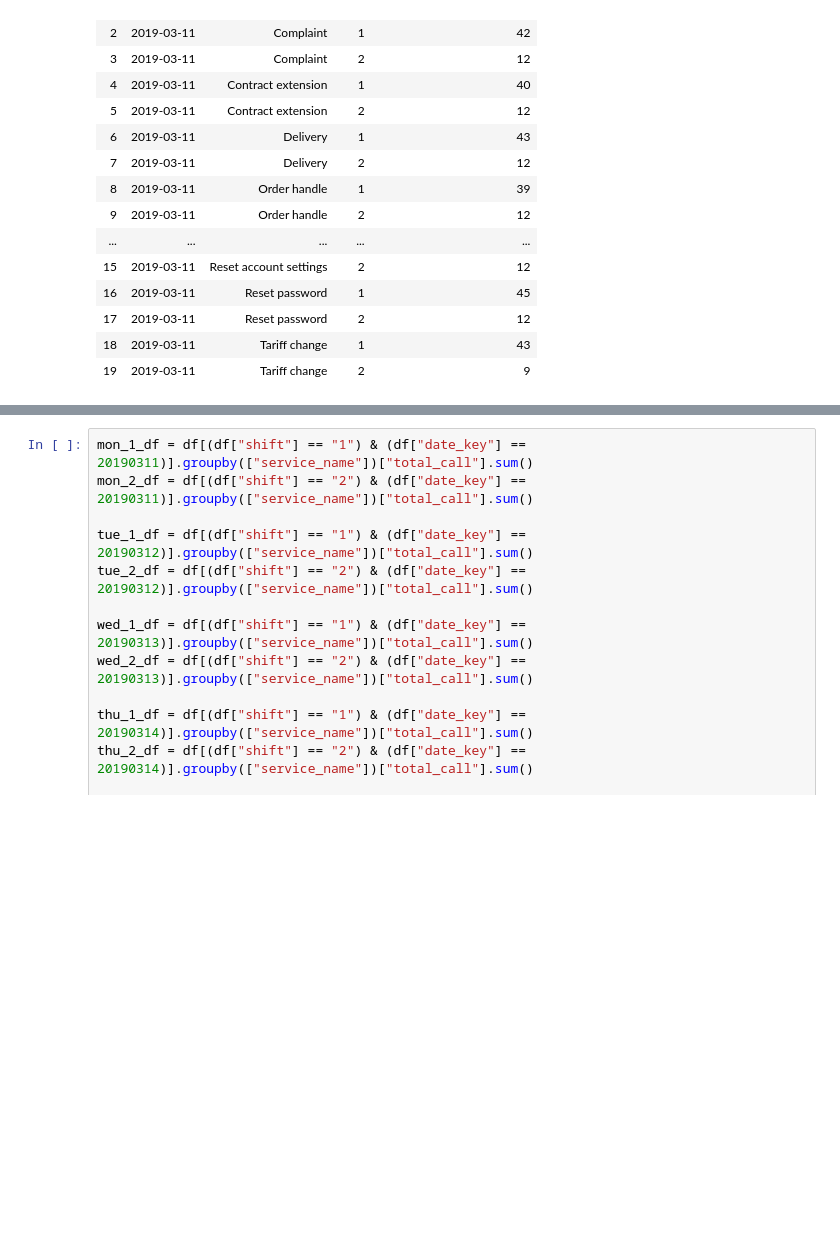
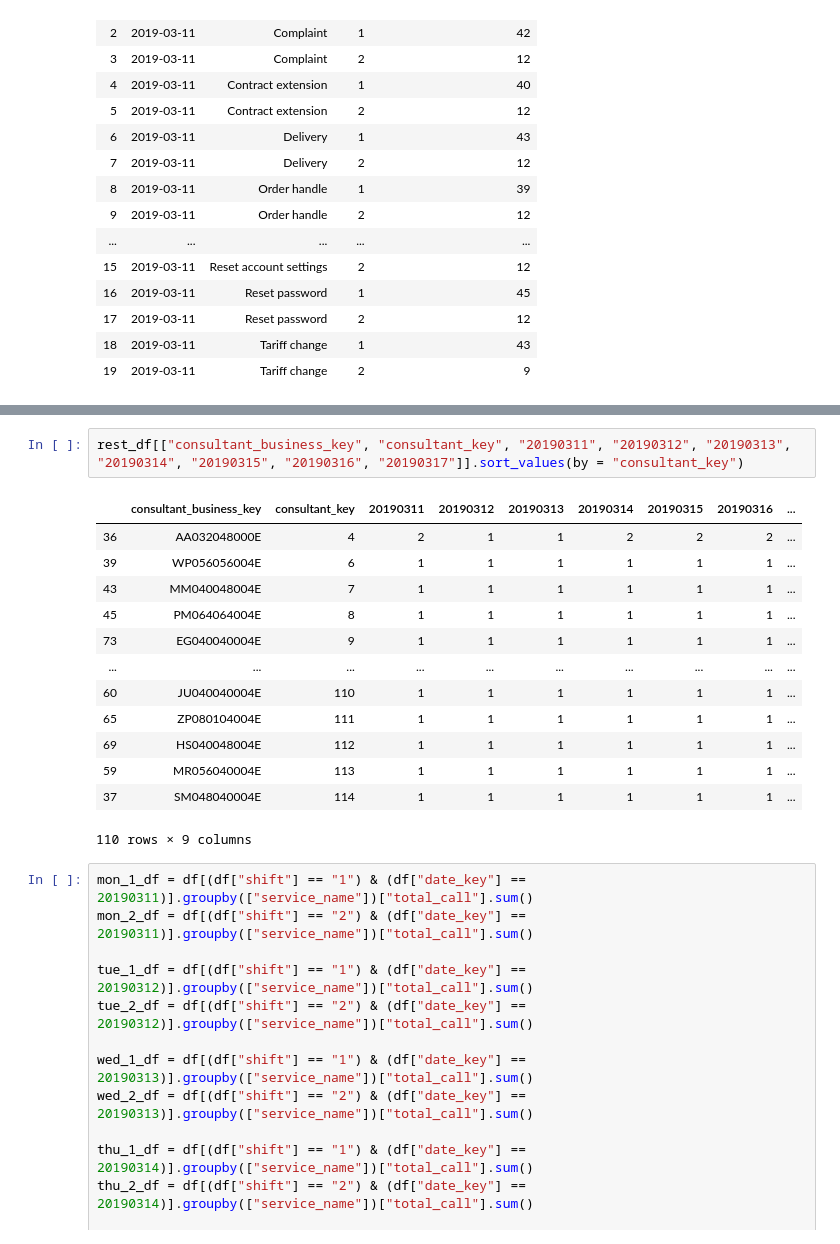
Before and after one commit to SzymonBocian/PracaInzynierska, a Jupyter notebook: DataScripts/04_05_optimization_module.ipynb, the cells around one changed output, grey strips where cells are left out. Saved outputs shown, nothing was run; the diff lists cells and outputs as text; blank space fills up the shorter version.

```diff
--- a/DataScripts/optimization_module.ipynb
+++ b/DataScripts/04_05_optimization_module.ipynb
@@ -287,3 +355,19 @@ work_calendar_df.head(50)
+# %%
+rest_df[["consultant_business_key", "consultant_key", "20190311", "20190312", "20190313", "20190314", "20190315", "20190316", "20190317"]].sort_values(by = "consultant_key")
+# %% [output]
+|  | consultant_business_key | consultant_key | 20190311 | 20190312 | 20190313 | 20190314 | 20190315 | 20190316 | ... |
+| 36 | AA032048000E | 4 | 2 | 1 | 1 | 2 | 2 | 2 | ... |
+| 39 | WP056056004E | 6 | 1 | 1 | 1 | 1 | 1 | 1 | ... |
+| 43 | MM040048004E | 7 | 1 | 1 | 1 | 1 | 1 | 1 | ... |
+| 45 | PM064064004E | 8 | 1 | 1 | 1 | 1 | 1 | 1 | ... |
+| 73 | EG040040004E | 9 | 1 | 1 | 1 | 1 | 1 | 1 | ... |
+| ... | ... | ... | ... | ... | ... | ... | ... | ... | ... |
+| 60 | JU040040004E | 110 | 1 | 1 | 1 | 1 | 1 | 1 | ... |
+| 65 | ZP080104004E | 111 | 1 | 1 | 1 | 1 | 1 | 1 | ... |
+| 69 | HS040048004E | 112 | 1 | 1 | 1 | 1 | 1 | 1 | ... |
+| 59 | MR056040004E | 113 | 1 | 1 | 1 | 1 | 1 | 1 | ... |
+| 37 | SM048040004E | 114 | 1 | 1 | 1 | 1 | 1 | 1 | ... |
+110 rows × 9 columns
 # %%
 mon_1_df = df[(df["shift"] == "1") & (df["date_key"] == 20190311)].groupby(["service_name"])["total_call"].sum()
 mon_2_df = df[(df["shift"] == "2") & (df["date_key"] == 20190311)].groupby(["service_name"])["total_call"].sum()
```
Also changed, not shown: parts of 9 cells of this notebook, 31 other files.
